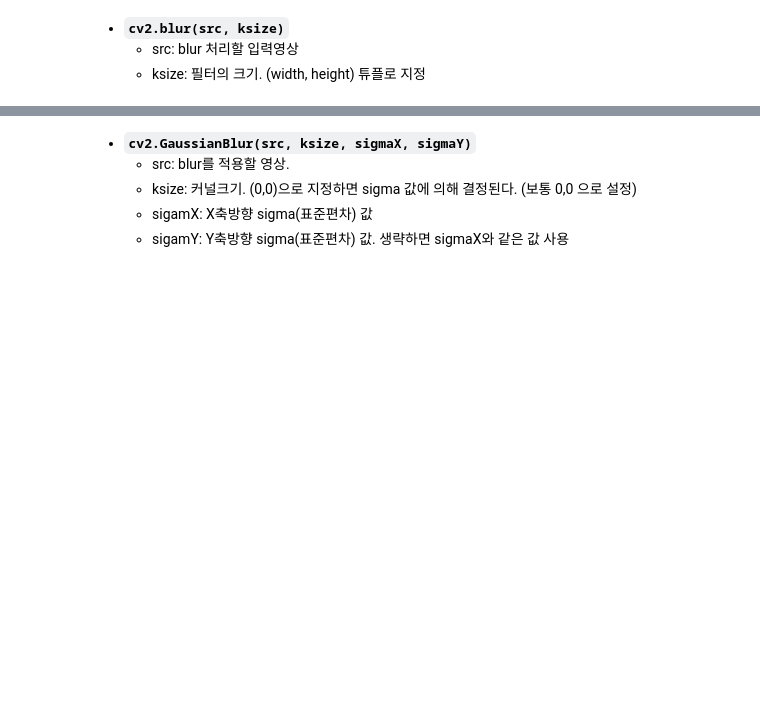
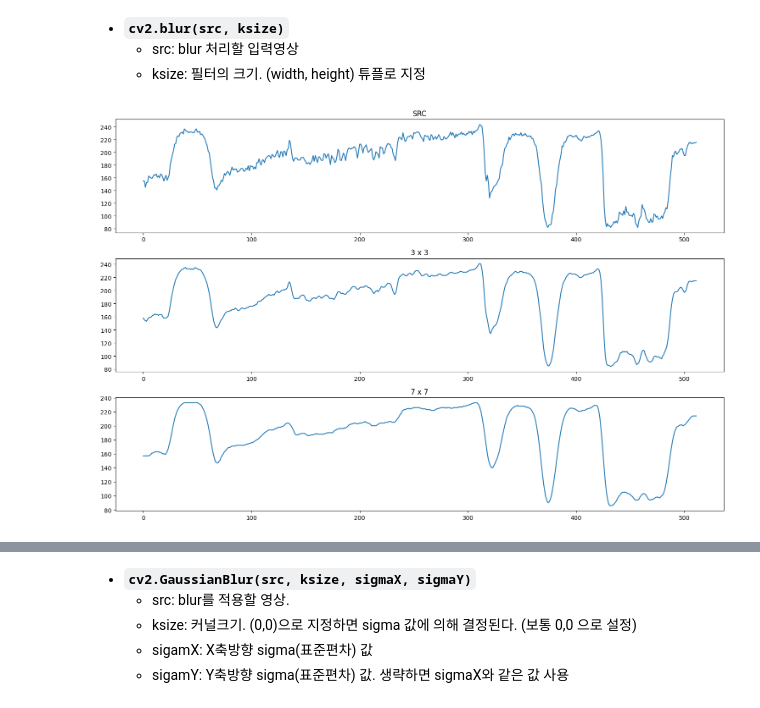
Before and after one commit to LeeJUHO127/DA-35, a Jupyter notebook: 05_numpy_opencv/06_filter이용한 전처리.ipynb, the cells around one changed output, grey strips where cells are left out. Saved outputs shown, nothing was run; the diff lists cells and outputs as text; code cells hidden in the pictures; blank space fills up the shorter version.

```diff
--- a/05_numpy_opencv/06_filter이용한 전처리.ipynb
+++ b/05_numpy_opencv/06_filter이용한 전처리.ipynb
@@ -54,6 +54,40 @@
 - **`cv2.blur(src, ksize)`**
     - src: blur 처리할 입력영상
     - ksize: 필터의 크기. (width, height) 튜플로 지정
+# %%
+import cv2
+import numpy as np
+
+img = cv2.imread("images/lenna.bmp")
+img_blur1 = cv2.blur(img, (3, 3)) # 평균값 블러 처리
+img_blur2 = cv2.blur(img, (7, 7))
+
+cv2.imshow("src", img)
+cv2.imshow("3 x 3", img_blur1)
+cv2.imshow("7 x 7", img_blur2)
+
+cv2.waitKey()
+cv2.destroyAllWindows()
+# %%
+import matplotlib.pyplot as plt
+
+plt.figure(figsize=(15, 10))
+plt.subplot(3, 1, 1)
+plt.plot(img[:, :, 2][100])  # red
+plt.title("SRC")
+
+plt.subplot(3, 1, 2)
+plt.plot(img_blur1[:, :, 2][100])
+plt.title("3 x 3")
+
+plt.subplot(3, 1, 3)
+plt.plot(img_blur2[:, :, 2][100])
+plt.title("7 x 7")
+
+plt.tight_layout()
+plt.show()
+# %% [output]
+[figure, added]
 # %% [markdown]
 ### Gaussian Blur
 
```
Also changed, not shown: parts of 6 cells of this notebook.
